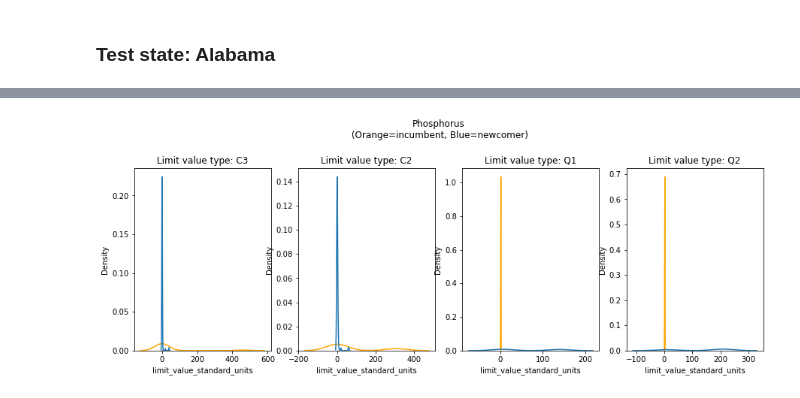
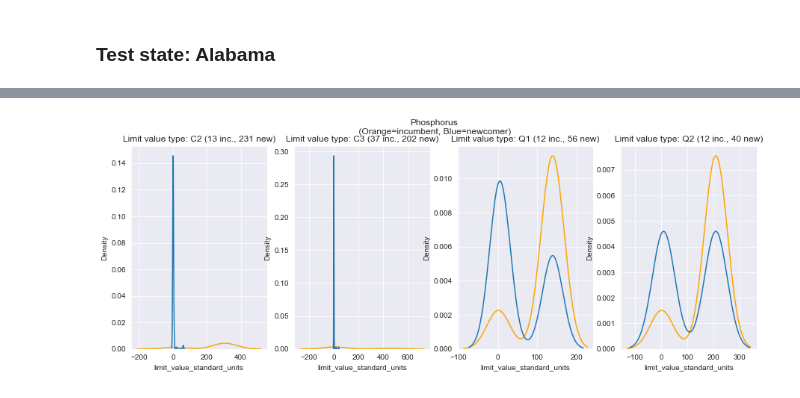
Before and after one commit to reglab/TMDLs_archived, a Jupyter notebook: exploring_grandfathering.ipynb, the cells around one changed output, grey strips where cells are left out. Saved outputs shown, nothing was run; the diff lists cells and outputs as text; code cells hidden in the pictures.

Commit message:
Began exploration of grandfathering of NPDES permittees after TMDLs

```diff
--- a/exploring_grandfathering.ipynb
+++ b/exploring_grandfathering.ipynb
@@ -50,5 +47,0 @@ AL_dmrs = pd.read_csv('~/Documents/DMR Work/DMR Python Projects/dmr-permit-limit
-# %%
-# Extract only limits from DMR data
-AL_limits = AL_dmrs.drop_duplicates(subset=['npdes_permit_id', 'perm_feature_nmbr', 'parameter_desc', 'limit_value_type_code', 'limit_value_nmbr', 'statistical_base_code', 'limit_begin_date'])
-del AL_dmrs
-len(AL_limits)
@@ -99,3 +48,8 @@ tmdls_limits_merged = tmdls_merged_AL.merge(AL_limits.drop(['series_id', 'monito
+# %%
+tmdls_limits_merged = tmdls_merged_AL.merge(AL_limits, on='npdes_permit_id', how='inner')
+tmdls_limits_merged = tmdls_limits_merged[~(tmdls_limits_merged['expiration_date'] <= tmdls_limits_merged['TMDLDate']) &
+                                            ~(tmdls_limits_merged['retirement_date'] <= tmdls_limits_merged['TMDLDate']) &
+                                            ~(tmdls_limits_merged['termination_date'] <= tmdls_limits_merged['TMDLDate'])]
 # %%
 len(tmdls_limits_merged)
 # %% [output]
@@ -103,2 +57,2 @@ len(tmdls_limits_merged)
 # %%
-tmdls_limits_merged['incumbent'] = (tmdls_limits_merged['limit_begin_date'] <= tmdls_limits_merged['TMDLDate'])
+tmdls_limits_merged['incumbent'] = (tmdls_limits_merged['issue_date'] <= tmdls_limits_merged['TMDLDate'])
@@ -105,10 +101,9 @@ tmdls_limits_merged['incumbent'] = (tmdls_limits_merged['limit_begin_date'] <= t
 # %%
-to_plot = tmdls_limits_merged[(tmdls_limits_merged['pollutantName']=='ESCHERICHIA COLI (E. COLI)') & (tmdls_limits_merged['parameter_desc']=='E. coli')].dropna(subset='limit_value_standard_units')
-
-value_types = to_plot['limit_value_type_code'].unique()
-fig, axes = plt.subplots(1, len(value_types), figsize=(15, 5))
-fig.suptitle('E. coli' + '\n (Orange=incumbent, Blue=newcomer)')
-for i in range(0, len(value_types)):
-    sns.kdeplot(ax=axes[i], data=to_plot[(to_plot['incumbent']==True) & (to_plot['limit_value_type_code']==value_types[i])], x='limit_value_standard_units', bw_adjust=0.1, color='orange')
-    sns.kdeplot(ax=axes[i], data=to_plot[(to_plot['incumbent']==False) & (to_plot['limit_value_type_code']==value_types[i])], x='limit_value_standard_units', bw_adjust=0.1)
-    axes[i].set_title('Limit value type: ' + value_types[i])
+def plot_incumbent_comparison(data, parameter, bw=0.1):
+    value_types = data['limit_value_type_code'].unique()
+    fig, axes = plt.subplots(1, len(value_types), figsize=(15, 5))
+    fig.suptitle(parameter + '\n (Orange=incumbent, Blue=newcomer)')
+    for i in range(0, len(value_types)):
+        sns.kdeplot(ax=axes[i], data=data[(data['incumbent']==True) & (data['limit_value_type_code']==value_types[i])], x='limit_value_standard_units', bw_adjust=bw, color='orange')
+        sns.kdeplot(ax=axes[i], data=data[(data['incumbent']==False) & (data['limit_value_type_code']==value_types[i])], x='limit_value_standard_units', bw_adjust=bw)
+        axes[i].set_title('Limit value type: ' + value_types[i] + ' (' + str(len(data[(data['incumbent']==True) & (data['limit_value_type_code']==value_types[i])])) + ' inc., ' + str(len(data[(data['incumbent']==False) & (data['limit_value_type_code']==value_types[i])])) + ' new)')
@@ -136,13 +122,6 @@ for i in range(0, len(value_types)):
 # %%
 to_plot = tmdls_limits_merged[(tmdls_limits_merged['pollutantName']=='PHOSPHORUS, TOTAL') & (tmdls_limits_merged['parameter_desc'].apply(lambda x: x in ['Phosphorus, Total As P', 'Phosphorus, total [as P]', 'Phosphorous, total elemental', 'Phosphorous, total organic [as P]', 'Phosphorous, total recoverable']))].dropna(subset='limit_value_standard_units')
 
-value_types = to_plot['limit_value_type_code'].unique()
-fig, axes = plt.subplots(1, len(value_types), figsize=(15, 5))
-fig.suptitle('Phosphorus' + '\n (Orange=incumbent, Blue=newcomer)')
-for i in range(0, len(value_types)):
-    sns.kdeplot(ax=axes[i], data=to_plot[(to_plot['incumbent']==True) & (to_plot['limit_value_type_code']==value_types[i])], x='limit_value_standard_units', bw_adjust=0.9, color='orange')
-    sns.kdeplot(ax=axes[i], data=to_plot[(to_plot['incumbent']==False) & (to_plot['limit_value_type_code']==value_types[i])], x='limit_value_standard_units', bw_adjust=0.9)
-    axes[i].set_title('Limit value type: ' + value_types[i])
-fig.subplots_adjust(top=.8)
+plot_incumbent_comparison(to_plot, 'Phosphorus', bw=0.9)
 # %% [output]
-[figure, old version]
+[figure, new version]
```
Also changed, not shown: parts of 27 cells of this notebook.
